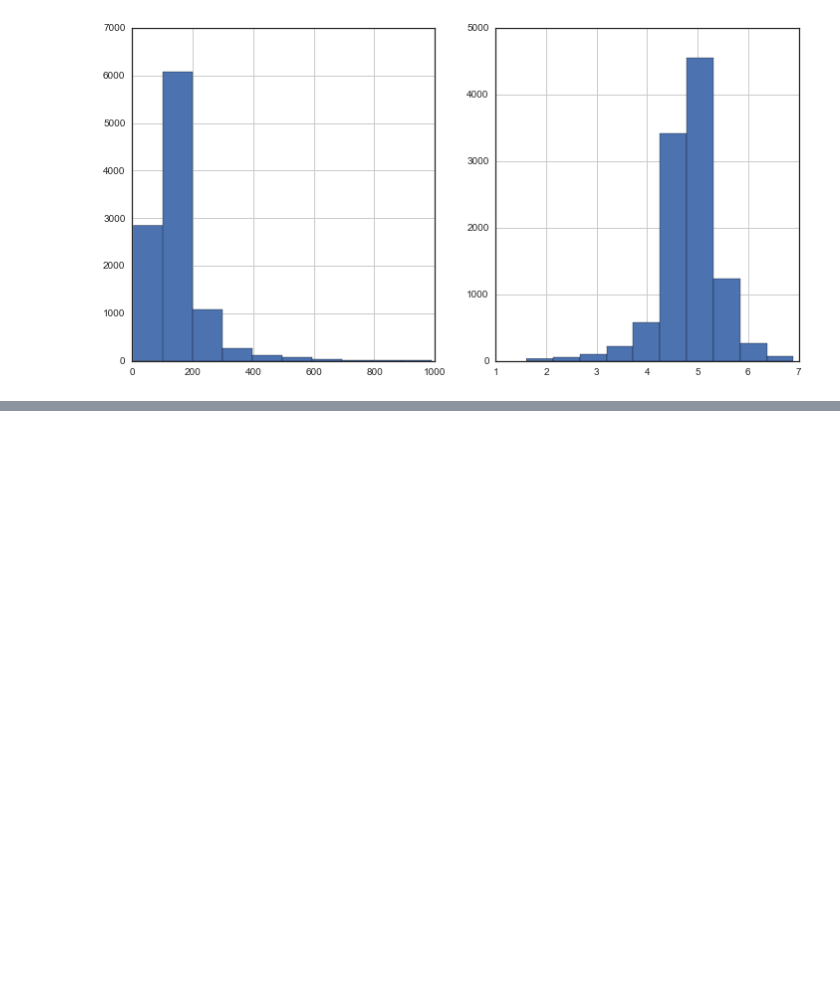
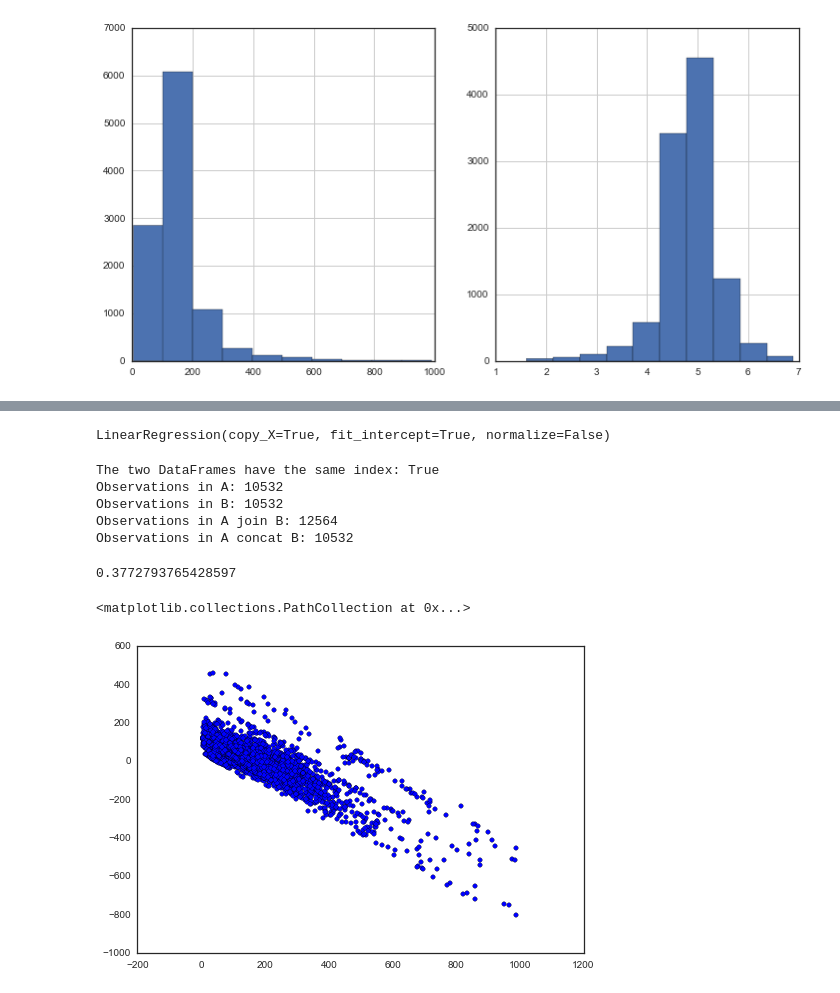
Before and after one commit to theolove/ga_project1_tlove, a Jupyter notebook: projects/Project 2/Project_2_tlove.ipynb, the cells around one changed output, grey strips where cells are left out. Saved outputs shown, nothing was run; the diff lists cells and outputs as text; code cells hidden in the pictures; blank space fills up the shorter version.

Commit message:
Lots of regressions run

```diff
--- a/projects/Project 2/Project_2_tlove.ipynb
+++ b/projects/Project 2/Project_2_tlove.ipynb
@@ -437,0 +1272,33 @@ Length: 286, dtype: object
+# %%
+# adding the rest of the dummies and removing any of them that is no longer signficant also makes the NumBldgs no longer matter
+curr_features = ['PerOfficeArea',
+ 'PerOtherArea',
+ 'PerRetailArea',
+ 'PerGarageArea',
+ 'Easements',
+ 'NumBldgs',
+ 'NumFloors',]
+curr_features = curr_features + ['I1', 'I9', 'D4', 'K6', 'D1', 'I6', 'K1', 'J6',  'P7',
+ 'R5',
+ 'E7',
+ 'H2',
+ 'K9',
+ 'F2',
+ 'I5',
+ 'H3',
+ 'W6',
+ 'H1',
+ 'H5',
+ 'O1',
+ 'E1',
+ 'F1',
+ 'H9',
+ 'E9',
+ 'J8',
+ 'O6',
+ 'G1',
+ 'F9',]
+
+
+print lm.smf_linear(curr_features,
+                    'EUIwn', pd.concat([X, bd], axis=1)).summary()
@@ -437,0 +1323,35 @@ Length: 286, dtype: object
+# %%
+X = pd.concat([X, bd], axis=1)
+reg = linear_model.LinearRegression()
+reg.fit(X[curr_features], bd[['EUIwn']])
+# %% [output]
+LinearRegression(copy_X=True, fit_intercept=True, normalize=False)
+# %%
+A = pd.get_dummies(bd[pluto_class_dummies[0]])
+B = bd
+
+print "The two DataFrames have the same index: " + str(list(A.index) == list(bd.index))
+print "Observations in A: " + str(len(A))
+print "Observations in B: " + str(len(B))
+print "Observations in A join B: " + str(len(B.join(A)))
+print "Observations in A concat B: " + str(len(pd.concat([A, bd[['EUIwn']]], axis=1)))
+# %% [output]
+The two DataFrames have the same index: True
+Observations in A: 10532
+Observations in B: 10532
+Observations in A join B: 12564
+Observations in A concat B: 10532
+# %%
+y_predict = reg.predict(X[curr_features])
+y_true = bd[['EUIwn']]
+print metrics.r2_score(y_true, y_predict)
+plt.scatter(bd[['EUIwn']], y_predict - y_true)
+# %%
+metrics.r2_score(y_true, y_predict)
+# %% [output]
+0.3772793765428597
+# %%
+plt.scatter(bd[['EUIwn']], y_predict - y_true)
+# %% [output]
+<matplotlib.collections.PathCollection at 0x...>
+[figure, added]
```
Also changed, not shown: parts of 66 cells of this notebook, 3 other files.
